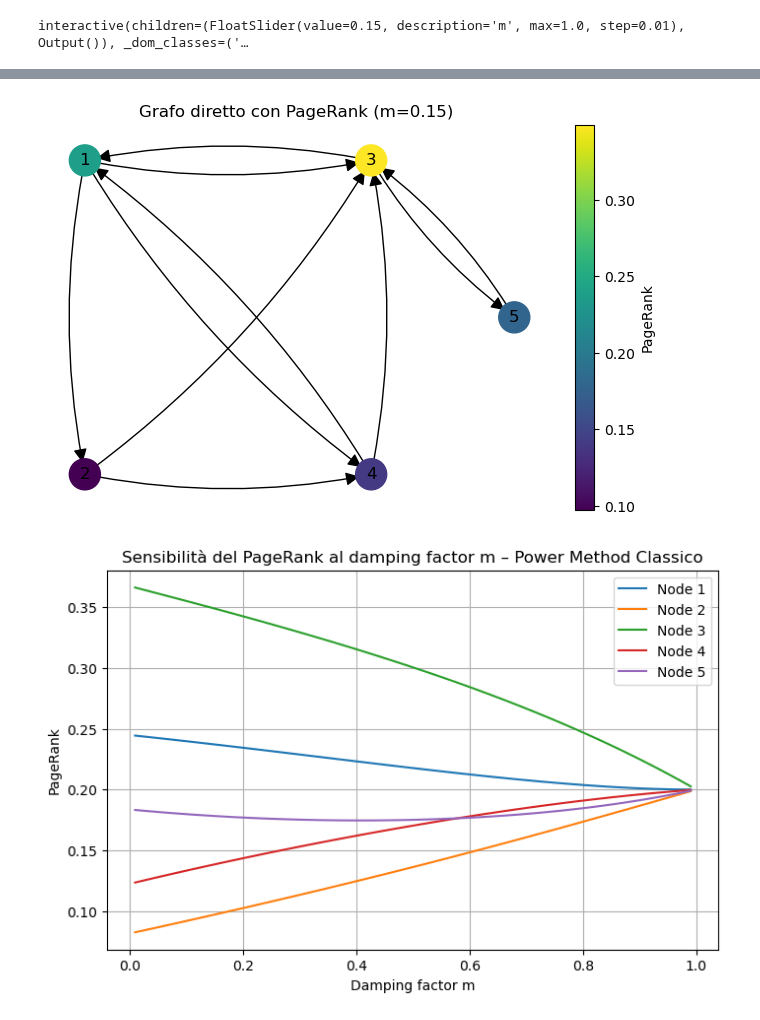
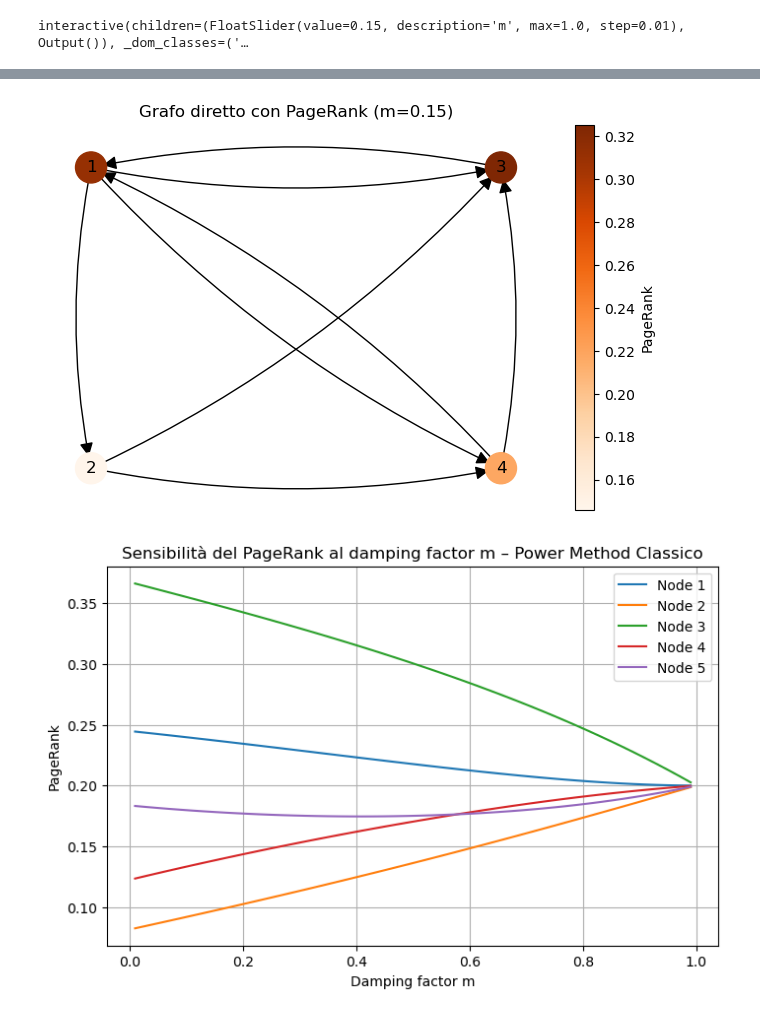
Before and after one commit to giorgiozoccatelli/ComputationalLinearAlgebra, a Jupyter notebook: PageRank/es11.ipynb, the cells around one changed output, grey strips where cells are left out. Cells and saved outputs as stored; diff of their text form; code cells hidden in the pictures.

```diff
--- a/PageRank/es11.ipynb
+++ b/PageRank/es11.ipynb
@@ -137,11 +206,10 @@ interactive(children=(FloatSlider(value=0.15, description='m', max=1.0, step=0.0
 # %%
 # Matrice di adiacenza
 A = np.array([
-    [0,   0,   1/2, 1/2, 0],
-    [1/3, 0,   0,   0,   0],
-    [1/3, 1/2, 0,   1/2, 1],
-    [1/3, 1/2, 0,   0,   0],
-    [0,   0,   1/2, 0,   0]
+    [0,   0,   1/2, 1/2],
+    [1/3, 0,   0,   0],
+    [1/3, 1/2, 0,   1/2],
+    [1/3, 1/2, 0,   0]
 ])
 
 n = A.shape[0]
@@ -171,37 +239,36 @@ pos = {
     1: (0, 1),     # alto sx
     3: (1, 1),     # alto dx
     2: (0, 0),     # basso sx
     4: (1, 0),     # basso dx
-    5: (1.5, 0.5)  # centro fuori a destra
 }
 
 # Normalizza PageRank per color mapping
 norm = plt.Normalize(v.min(), v.max())
-node_colors = plt.cm.viridis(norm(v))  # colormap
+node_colors = plt.cm.Oranges(norm(v))  # colormap
 
 # --- Disegno grafo con figure e axes espliciti ---
 fig, ax = plt.subplots(figsize=(8,5))
 
 nx.draw_networkx_nodes(G, pos, node_size=500, node_color=node_colors, ax=ax)
 nx.draw_networkx_labels(G, pos, ax=ax)
 
 for (u,v_) in G.edges():
     nx.draw_networkx_edges(G, pos, edgelist=[(u,v_)],
                            connectionstyle='arc3,rad=0.1',
                            arrowstyle='-|>', arrowsize=20,
                            ax=ax)
 
 # Colorbar corretta
-sm = plt.cm.ScalarMappable(cmap='viridis', norm=norm)
+sm = plt.cm.ScalarMappable(cmap='Oranges', norm=norm)
 sm.set_array(v)
 cbar = fig.colorbar(sm, ax=ax)
 cbar.set_label('PageRank')
 
 ax.set_title(f'Grafo diretto con PageRank (m={m})')
 ax.axis('off')
 plt.show()
 # %% [output]
-[figure, old version]
+[figure, new version]
 # %%
 # Matrice di adiacenza (già stocastica a colonne)
 A = np.array([
```
Also changed, not shown: parts of 2 cells of this notebook.
